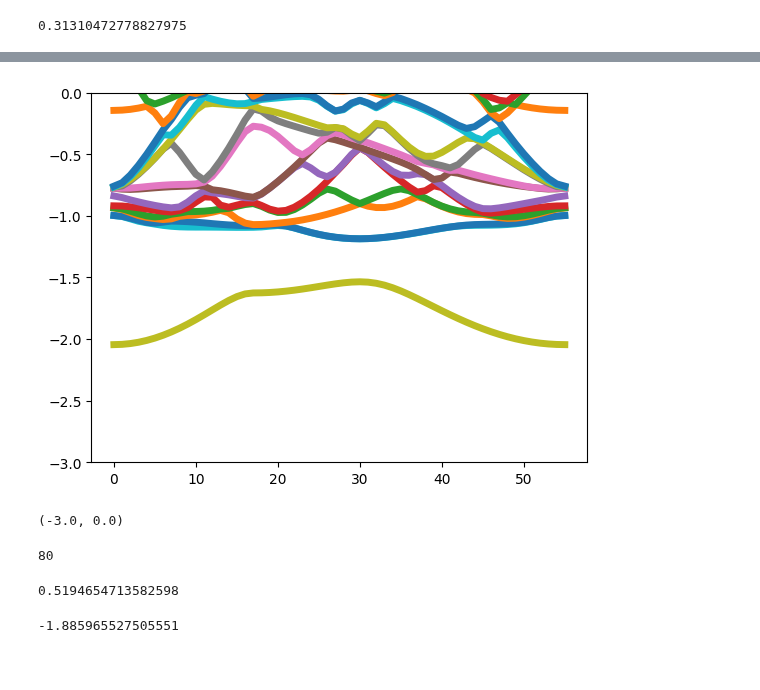
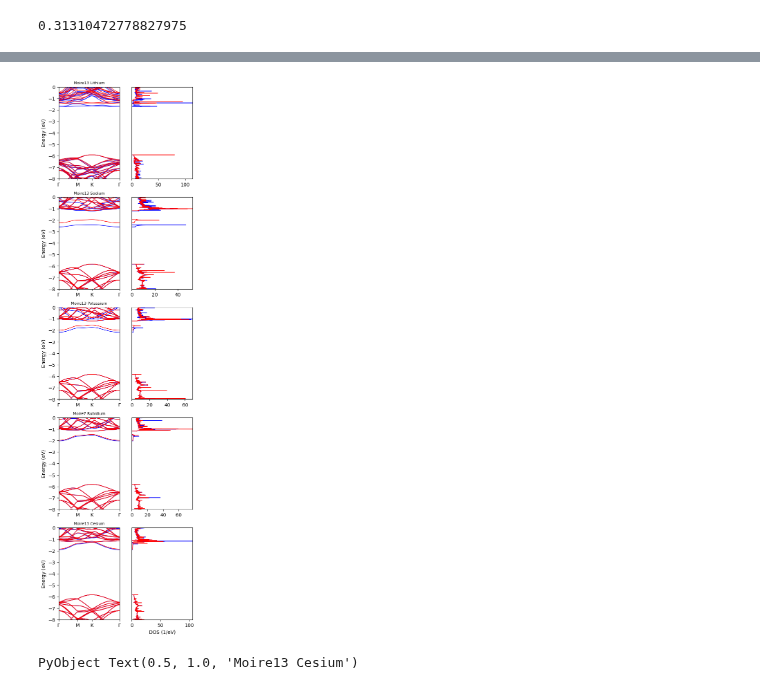
Before and after one commit to AliGhorashiCMT/Plasmons_Paper, a Jupyter notebook: Moire_Figs/Moire13_with_Alkali/Analyze.ipynb, the cells around one changed output, grey strips where cells are left out. Saved outputs shown, nothing was run; the diff lists cells and outputs as text; code cells hidden in the pictures; blank space fills up the shorter version.

```diff
--- a/Moire_Figs/Moire13_with_Alkali/Analyze.ipynb
+++ b/Moire_Figs/Moire13_with_Alkali/Analyze.ipynb
@@ -169,18 +121,34 @@ ylim(-2.25, -1.5)
-# %%
-plot(rb_bandsup, linewidth=5)
-ylim(-3, 0)
-# %% [output]
-[figure, removed]
-(-3.0, 0.0)
-# %%
-argmin(Cs_Energies)
-# %% [output]
-80
-# %%
-maximum(rb_bandsdn[:, 109])-minimum(rb_bandsdn[:, 109])
-# %% [output]
-0.5194654713582598
-# %%
-minimum(rb_bandsup[:, 110])-0.7
-# %% [output]
--1.885965527505551
+# %%
+figure(figsize=(5, 20))
+bands_overlayed_dos("$li_dir/dos/Li-0.169.dosUp","$li_dir/dos/Li-0.169.dosDn", "$li_dir/Li-bands-0.169.eigenvals", dos_yticks=false, linewidth=1,energy_range=(-8, 0)
+, band_subplot=[5, 2, 1], dos_subplot=[5, 2, 2])
+bands_overlayed_dos("$na_dir/dos/Na-0.289.dosUp","$na_dir/dos/Na-0.289.dosDn", "$na_dir/Na-bands-0.289.eigenvals", dos_yticks=false, linewidth=1,energy_range=(-8, 0),
+band_subplot=[5, 2, 3], dos_subplot=[5, 2, 4])
+bands_overlayed_dos("$k_dir/dos/K-0.307.dosUp","$k_dir/dos/K-0.307.dosDn", "$k_dir/K-bands-0.307.eigenvals", dos_yticks=false, linewidth=1, energy_range=(-8, 0),
+band_subplot=[5, 2, 5], dos_subplot=[5, 2, 6])
+bands_overlayed_dos("$rb_dir/dos/Rb-0.313.dosUp","$rb_dir/dos/Rb-0.313.dosDn", "$rb_dir/Rb-bands-0.313.eigenvals", dos_yticks=false, linewidth=1,energy_range=(-8, 0),
+band_subplot=[5, 2, 7], dos_subplot=[5, 2, 8])
+bands_overlayed_dos("$cs_dir/dos/Cs-0.307.dosUp","$cs_dir/dos/Cs-0.307.dosDn", "$cs_dir/Cs-bands-0.307.eigenvals", dos_yticks=false, linewidth=1, energy_range=(-8, 0),
+band_subplot=[5, 2, 9], dos_subplot=[5, 2, 10])
+
+subplot(5, 2, 2)
+xlabel("")
+subplot(5, 2, 4)
+xlabel("")
+subplot(5, 2, 6)
+xlabel("")
+subplot(5, 2, 8)
+xlabel("")
+subplot(5, 2, 1)
+title("Moire13 Lithium", fontsize=8)
+subplot(5, 2, 3)
+title("Moire13 Sodium", fontsize=8)
+subplot(5, 2, 5)
+title("Moire13 Potassium", fontsize=8)
+subplot(5, 2, 7)
+title("Moire7 Rubidium", fontsize=8)
+subplot(5, 2, 9)
+title("Moire13 Cesium", fontsize=8)
+# %% [output]
+[figure, added]
+PyObject Text(0.5, 1.0, 'Moire13 Cesium')
```
Also changed, not shown: parts of 18 cells of this notebook, 1 other file.
